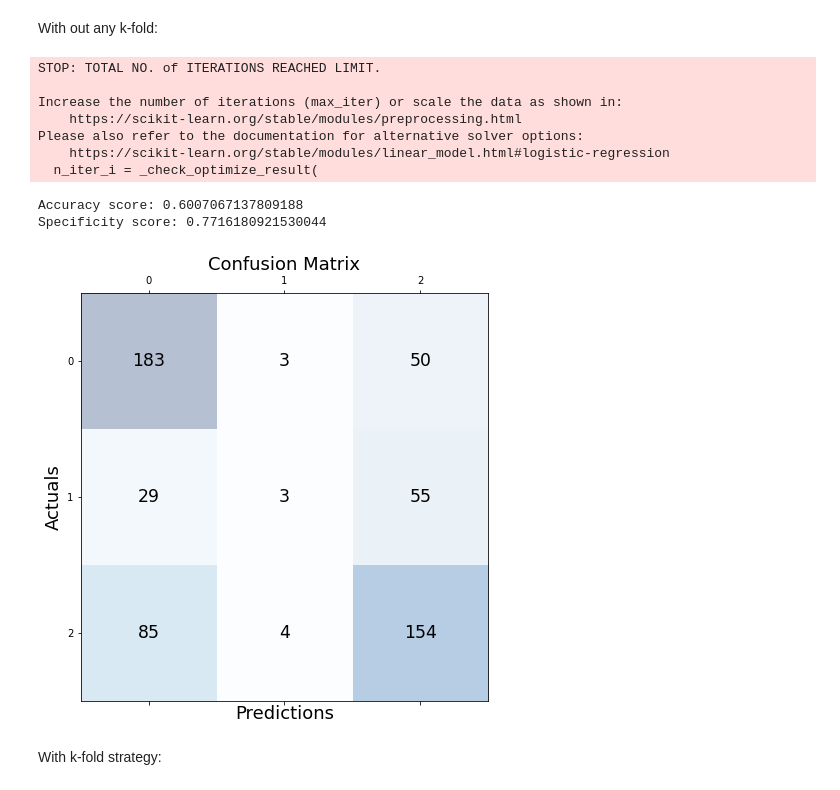
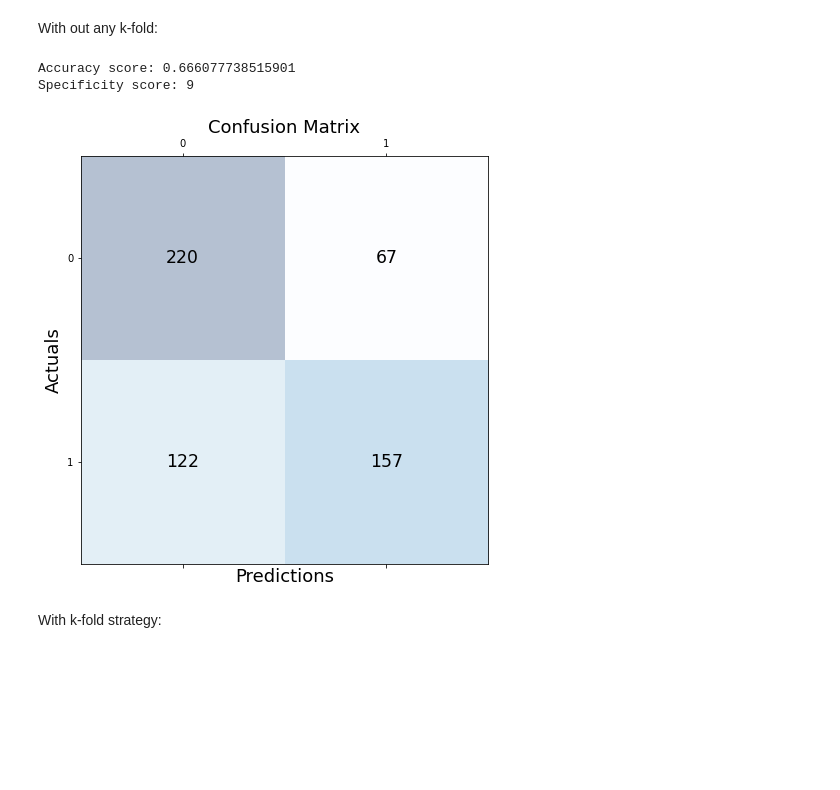
Before and after one commit to francescagiacco/ML-project-personality-and-drug-consumption, a Jupyter notebook: first_modeling.ipynb, the cells around one changed output. Cells and saved outputs as stored; diff of their text form; code cells hidden in the pictures; blank space fills up the shorter version.

Commit message:
programming_with_francesca
add the new dataframe in '.\data_processed\data_group_by_different_effects.csv'.

```diff
--- a/first_modeling.ipynb
+++ b/first_modeling.ipynb
@@ -112,7 +111,7 @@ FileNotFoundError: [Errno 2] No such file or directory: './img/correlation_subst
 data_cut = data.copy() #This allows to run more than one time!
 
 for drug in substancies:
-    data_cut[drug] = pd.cut(data[drug], bins = 3, labels = ['not_user','old_user','user'])
+    data_cut[drug] = pd.cut(data[drug], bins = 2, labels = ['not_user','user'])
 data_cut.to_csv('./data_processed/data_cut.csv')
 data_cut['nicotine'].value_counts()
 # %% [output]
@@ -169,48 +167,41 @@ model.fit(X_train, y_train)
 y_pred = model.predict(X_test)
 acc1 = accuracy_score(y_test, y_pred)
 print(f"Accuracy score: {acc1}")
-
-spec1 = specificity(y_test, y_pred) #not sure if it works!
+spec1=9
+#spec1 = specificity(y_test, y_pred) #not sure if it works!
 print(f"Specificity score: {spec1}")
 
 
 #Confusion matrix, Accuracy, sensitivity and specificity
 
 # great method but it is not working, unfortunately
 cm1 = confusion_matrix(y_test, y_pred)
 #print('Confusion Matrix : \n', cm1)
 #total1=sum(sum(cm1))
 #print(total1)
 #accuracy1=np.trace(cm1)/total1
 #print ('Accuracy : ', accuracy1)
 #
 #sensitivity1 = cm1[0,0]/(cm1[0,0]+cm1[0,1])
 #print('Sensitivity not user: ', sensitivity1 )
 #
 #specificity1 = cm1[1,1]/(cm1[1,0]+cm1[1,1])
 #print('Specificity : ', specificity1)
 
 fig, ax = plt.subplots(figsize=(7.5, 7.5))
 ax.matshow(cm1, cmap=plt.cm.Blues, alpha=0.3)
 for i in range(cm1.shape[0]):
     for j in range(cm1.shape[1]):
         ax.text(x=j, y=i,s=cm1[i, j], va='center', ha='center', size='xx-large')
 
 plt.xlabel('Predictions', fontsize=18)
 plt.ylabel('Actuals', fontsize=18)
 plt.title('Confusion Matrix', fontsize=18)
 plt.show()
 # %% [output]
-STOP: TOTAL NO. of ITERATIONS REACHED LIMIT.
-
-Increase the number of iterations (max_iter) or scale the data as shown in:
-    https://scikit-learn.org/stable/modules/preprocessing.html
-Please also refer to the documentation for alternative solver options:
-    https://scikit-learn.org/stable/modules/linear_model.html#logistic-regression
-  n_iter_i = _check_optimize_result(
+Accuracy score: 0.666077738515901
+Specificity score: 9
-Accuracy score: 0.6007067137809188
-Specificity score: 0.7716180921530044
-[figure, old version]
+[figure, new version]
 # %% [markdown]
 With k-fold strategy:
 # %%
```
Also changed, not shown: parts of 5 cells of this notebook, 6 other files.
